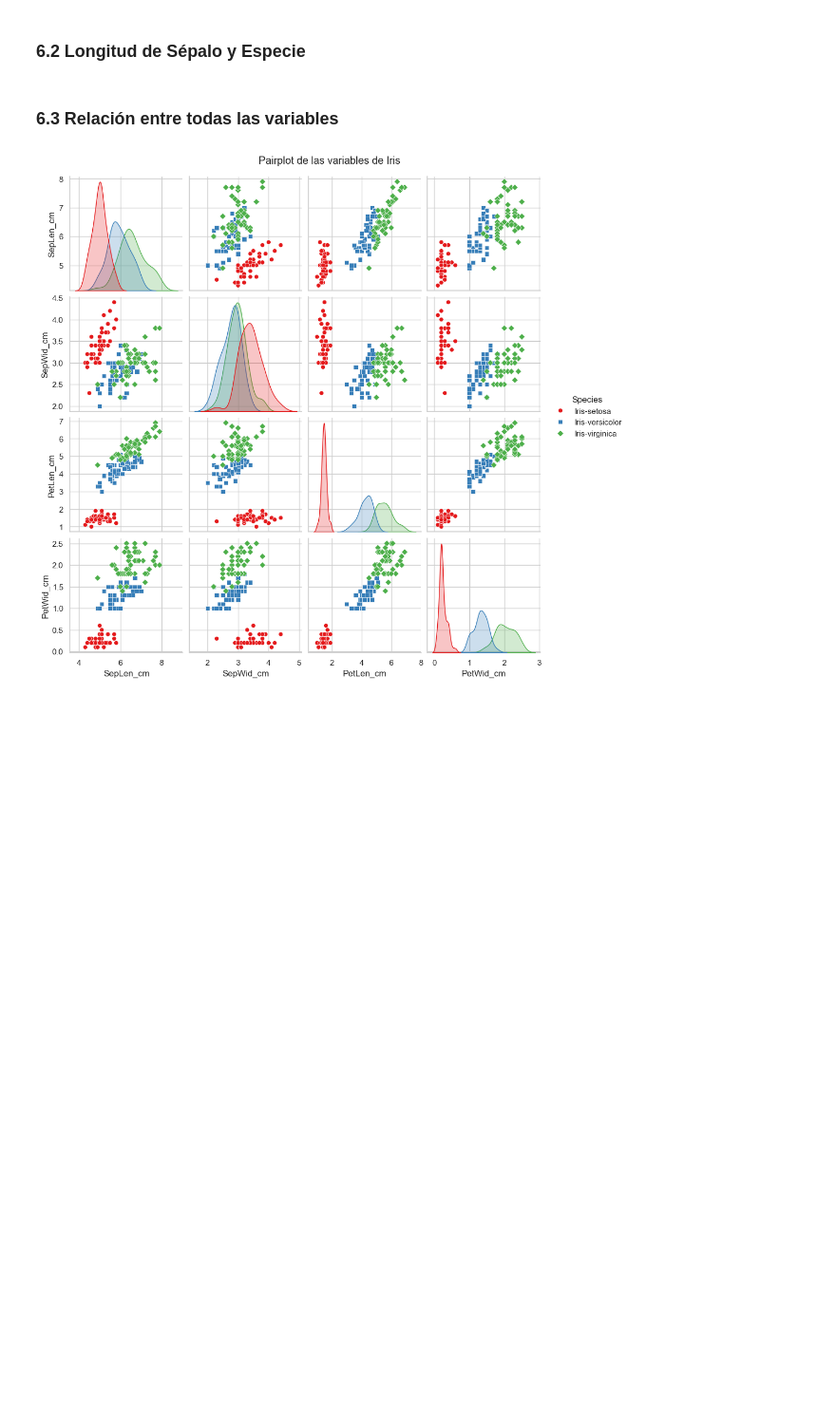
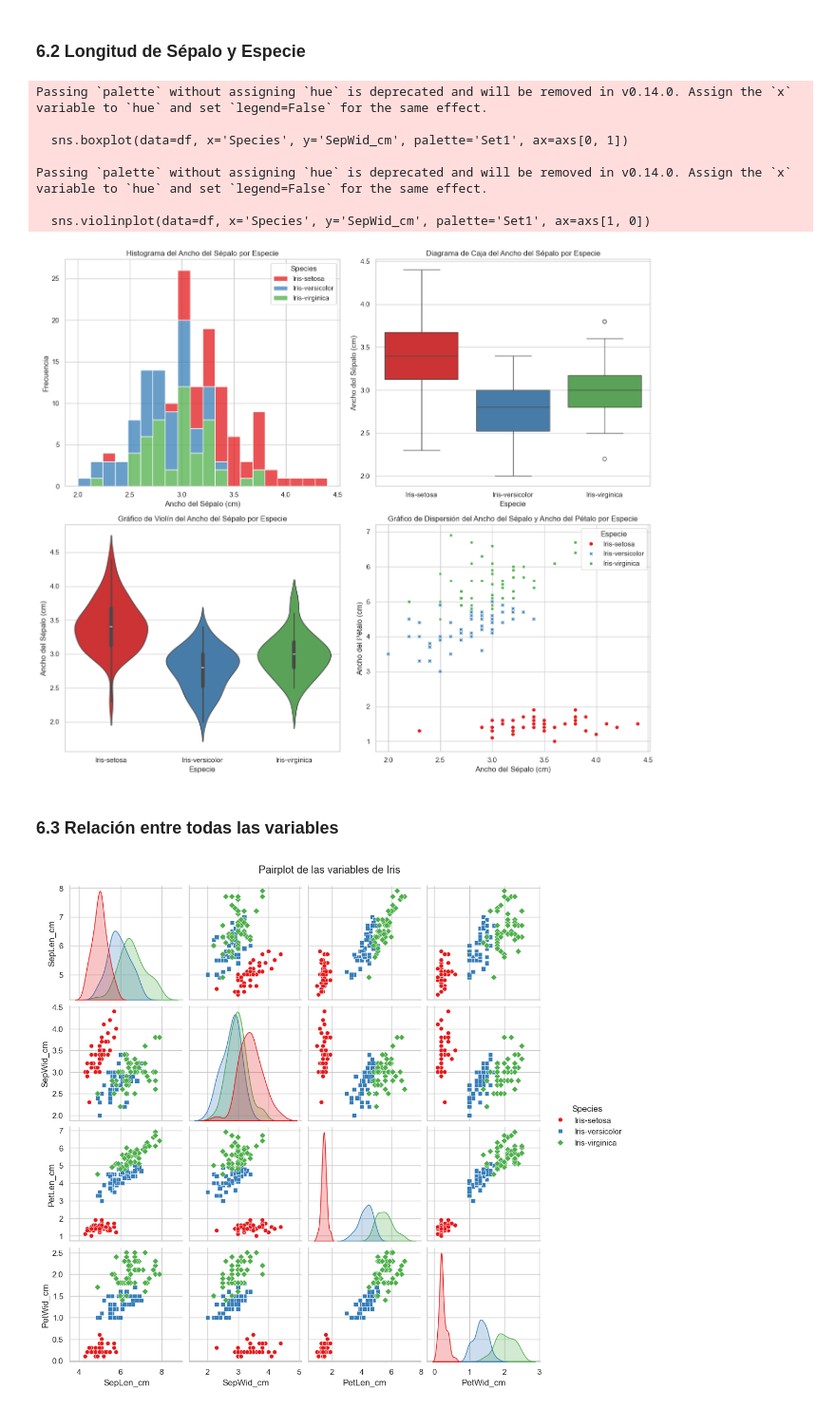
Before and after one commit to Thiago-Dominguez/EDA-iris-, a Jupyter notebook: Analisis-Exploratorio-de-Datos-en-Python.ipynb, the cells around one changed output. Shown at 95% size. Saved outputs shown, nothing was run; the diff lists cells and outputs as text; code cells hidden in the pictures; blank space fills up the shorter version.

```diff
--- a/Analisis-Exploratorio-de-Datos-en-Python.ipynb
+++ b/Analisis-Exploratorio-de-Datos-en-Python.ipynb
@@ -326,35 +341,44 @@ plt.show()
 # %%
 # Crear una figura con una cuadrícula de 2x2 subgráficos
 fig, axs = plt.subplots(2, 2, figsize=(14, 12))
 
-# 1. Histograma de Longitud del Sépalo por Especie
+# 1. Histograma de Ancho del Sépalo por Especie
 sns.histplot(data=df, x='SepWid_cm', hue='Species', multiple='stack', palette='Set1', bins=20, ax=axs[0, 0])
-axs[0, 0].set_title('Histograma de Longitud del Sépalo por Especie')
-axs[0, 0].set_xlabel('Longitud del Sépalo (cm)')
+axs[0, 0].set_title('Histograma del Ancho del Sépalo por Especie')
+axs[0, 0].set_xlabel('Ancho del Sépalo (cm)')
 axs[0, 0].set_ylabel('Frecuencia')
 
-# 2. Diagrama de Caja (Boxplot) de Longitud del Sépalo por Especie
+# 2. Diagrama de Caja (Boxplot) de Ancho del Sépalo por Especie
 sns.boxplot(data=df, x='Species', y='SepWid_cm', palette='Set1', ax=axs[0, 1])
-axs[0, 1].set_title('Diagrama de Caja de Longitud del Sépalo por Especie')
+axs[0, 1].set_title('Diagrama de Caja del Ancho del Sépalo por Especie')
 axs[0, 1].set_xlabel('Especie')
-axs[0, 1].set_ylabel('Longitud del Sépalo (cm)')
+axs[0, 1].set_ylabel('Ancho del Sépalo (cm)')
 
-# 3. Gráfico de Violín de Longitud del Sépalo por Especie
+# 3. Gráfico de Violín de Ancho del Sépalo por Especie
 sns.violinplot(data=df, x='Species', y='SepWid_cm', palette='Set1', ax=axs[1, 0])
-axs[1, 0].set_title('Gráfico de Violín de Longitud del Sépalo por Especie')
+axs[1, 0].set_title('Gráfico de Violín del Ancho del Sépalo por Especie')
 axs[1, 0].set_xlabel('Especie')
-axs[1, 0].set_ylabel('Longitud del Sépalo (cm)')
+axs[1, 0].set_ylabel('Ancho del Sépalo (cm)')
 
-# 4. Gráfico de Dispersión (Scatter Plot) de Longitud del Sépalo por Especie
+# 4. Gráfico de Dispersión (Scatter Plot) de Ancho del Sépalo por Especie
 sns.scatterplot(data=df, x='SepWid_cm', y='PetLen_cm', hue='Species', palette='Set1', style='Species', ax=axs[1, 1])
-axs[1, 1].set_title('Gráfico de Dispersión de Longitud del Sépalo y Longitud del Pétalo por Especie')
-axs[1, 1].set_xlabel('Longitud del Sépalo (cm)')
-axs[1, 1].set_ylabel('Longitud del Pétalo (cm)')
+axs[1, 1].set_title('Gráfico de Dispersión del Ancho del Sépalo y Ancho del Pétalo por Especie')
+axs[1, 1].set_xlabel('Ancho del Sépalo (cm)')
+axs[1, 1].set_ylabel('Ancho del Pétalo (cm)')
 axs[1, 1].legend(title='Especie')
 
 # Ajustar el espacio entre subgráficos
 plt.tight_layout()
 plt.show()
+# %% [output]
+Passing `palette` without assigning `hue` is deprecated and will be removed in v0.14.0. Assign the `x` variable to `hue` and set `legend=False` for the same effect.
+
+  sns.boxplot(data=df, x='Species', y='SepWid_cm', palette='Set1', ax=axs[0, 1])
+
+Passing `palette` without assigning `hue` is deprecated and will be removed in v0.14.0. Assign the `x` variable to `hue` and set `legend=False` for the same effect.
+
+  sns.violinplot(data=df, x='Species', y='SepWid_cm', palette='Set1', ax=axs[1, 0])
+[figure, added]
 # %% [markdown]
 ### 6.3 Relación entre todas las variables
 # %%
```
Also changed, not shown: parts of 2 cells of this notebook, 2 other files.
